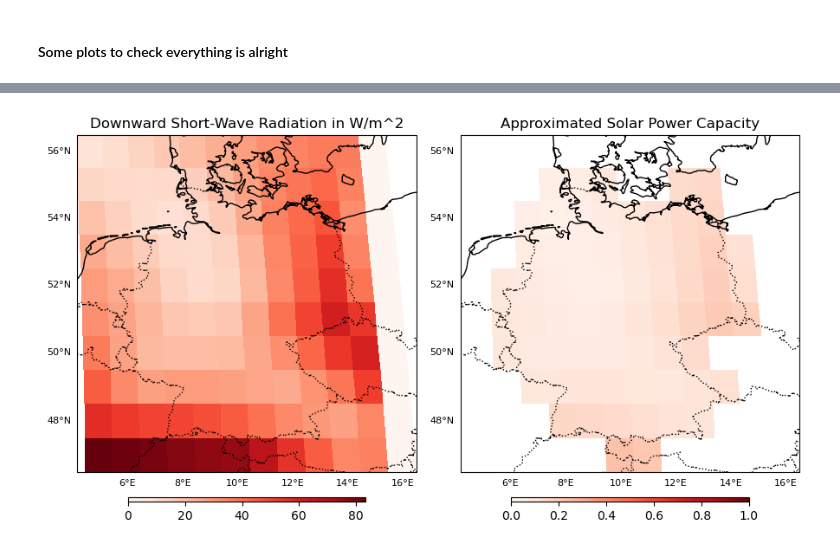
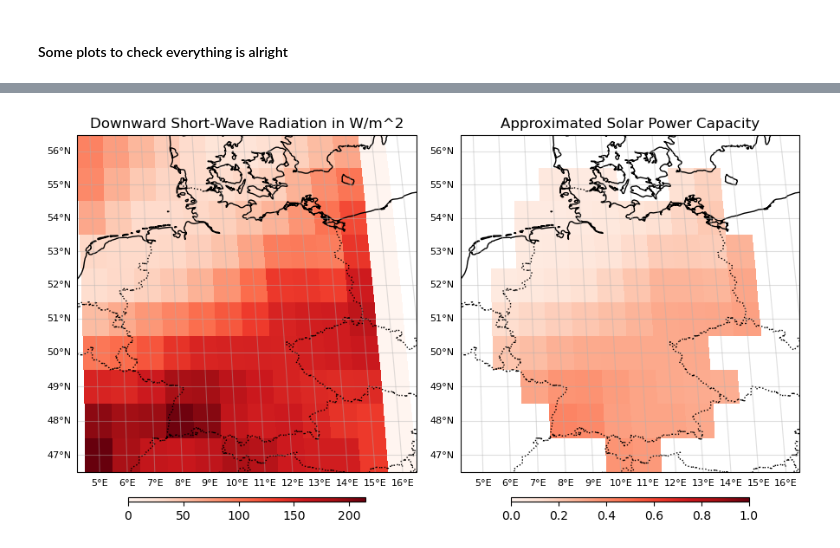
Before and after one commit to O-Nennecke/RL_2026_paper, a Jupyter notebook: SEM application_CMIP6.ipynb, the cells around one changed output, grey strips where cells are left out. Cells and saved outputs as stored; diff of their text form; code cells hidden in the pictures.

```diff
--- a/SEM application_CMIP6.ipynb
+++ b/SEM application_CMIP6.ipynb
@@ -223,7 +256,7 @@ for ESM in ESMs:
 # %% [output]
 '\n# List to hold individual datasets (one for each variable)\nds_list = []\n\nfor ESM in ESMs:\n    print(\'ESM: \', ESM)\n    path = f\'/climca/data/CMIP6/ScenarioMIP/*/{ESM}/{scenario}/\'\n    matc ...
 # %%
-# Takes about 3:30h
+# Takes about 390 min  ~6,5h
 for ESM in ESMs:
     print('ESM: ', ESM)
     path = f'/climca/data/CMIP6/{MIP}/{Institution}/{ESM}/{scenario}/'
@@ -304,6 +337,12 @@ for ESM in ESMs:
         if ds_list[3]['tasmax'].units == 'K':
             clim_ds['tasmax'] = clim_ds['tasmax'] - 273.15
 
+        # Apply bias correction
+        clim_ds['sfcWind'] = clim_ds['sfcWind'] - biases.loc[biases['ESM'] == ESM, 'bias_sfcWind'].values[0]
+        clim_ds['rsds'] = clim_ds['rsds'] - biases.loc[biases['ESM'] == ESM, 'bias_rsds'].values[0]
+        clim_ds['tas'] = clim_ds['tas'] - biases.loc[biases['ESM'] == ESM, 'bias_tas'].values[0]
+        clim_ds['tasmax'] = clim_ds['tasmax'] - biases.loc[biases['ESM'] == ESM, 'bias_tasmax'].values[0]
+
         # Regrid the combined dataset
         combined_ds = grid_func.regrid(clim_ds)
 
@@ -346,10 +385,19 @@ for ESM in ESMs:
 
         timeseries_ds = demand_ds.copy()
 
-        timeseries_ds['sfcWind'] = combined_ds['sfcWind'].mean(dim=['lat', 'lon'])
-        timeseries_ds['rsds'] = combined_ds['rsds'].mean(dim=['lat', 'lon'])
-        timeseries_ds['tas'] = combined_ds['tas'].mean(dim=['lat', 'lon'])
-        timeseries_ds['tasmax'] = combined_ds['tasmax'].mean(dim=['lat', 'lon'])
+        # timeseries_ds['sfcWind_ntmsk'] = combined_ds['sfcWind'].mean(dim=['lat', 'lon'])
+        # timeseries_ds['rsds_ntmsk'] = combined_ds['rsds'].mean(dim=['lat', 'lon'])
+        # timeseries_ds['tas_ntmsk'] = combined_ds['tas'].mean(dim=['lat', 'lon'])
+        # timeseries_ds['tasmax_ntmsk'] = combined_ds['tasmax'].mean(dim=['lat', 'lon'])
+        timeseries_ds['sfcWind'] = combined_ds['sfcWind'].where(overall_mask == 1).mean(dim=['lat', 'lon'], skipna=True)
+        timeseries_ds['rsds']    = combined_ds['rsds'].where(overall_mask == 1).mean(dim=['lat', 'lon'], skipna=True)
+        timeseries_ds['tas']     = combined_ds['tas'].where(overall_mask == 1).mean(dim=['lat', 'lon'], skipna=True)
+        timeseries_ds['tasmax']  = combined_ds['tasmax'].where(overall_mask == 1).mean(dim=['lat', 'lon'], skipna=True)
+
+        # timeseries_ds['sfcWind'] = (combined_ds['sfcWind'] * overall_mask).mean(dim=['lat', 'lon'])
+        # timeseries_ds['rsds']    = (combined_ds['rsds'] * overall_mask).mean(dim=['lat', 'lon'])
+        # timeseries_ds['tas']     = (combined_ds['tas'] * overall_mask).mean(dim=['lat', 'lon'])
+        # timeseries_ds['tasmax']  = (combined_ds['tasmax'] * overall_mask).mean(dim=['lat', 'lon'])
 
         timeseries_ds['wind_off_prod'] = combined_ds['wind_off_prod'].sum(dim=['lat', 'lon']) / 1000000
         timeseries_ds['wind_on_prod'] = combined_ds['wind_on_prod'].sum(dim=['lat', 'lon']) / 1000000
@@ -363,11 +411,12 @@ for ESM in ESMs:
         # print('Load')
         ts_output.load()
         # print('Saving')
-        ts_output.to_netcdf(f'/climca/people/onennecke/model_output/{ESM}_{run}_timeseries.nc')
+        # ts_output.to_netcdf(f'/climca/people/onennecke/model_output/bias_corrected/full_year/{ESM}_{run}_timeseries.nc')
+        ts_output.to_netcdf(f'/climca/people/onennecke/model_output/bias_corrected_masked/full_year/{ESM}_{run}_timeseries.nc')
 
         print('Run time: ', int(np.floor((time.time()  - run_time) / 60)),'m', round((time.time()  - run_time) % 60,1),'s')
         # print('Finished saving')
-        # break
+    #     break
     # break
 # %% [output]
 ESM:  ACCESS-CM2
@@ -409,17 +680,16 @@ Missing folders in /climca/data/CMIP6/ScenarioMIP/MOHC/UKESM1-0-LL/ssp370/r14i1p
 # %% [markdown]
 #### Some plots to check everything is alright
 # %%
-# Common gridline function
-def setup_gridlines(ax):
-    gl = ax.gridlines(draw_labels=True, crs=ccrs.PlateCarree(), alpha=0)
+def setup_gridlines(ax, deg = 1, alpha = 0.4):
+    gl = ax.gridlines(draw_labels=True, crs=ccrs.PlateCarree(), alpha=alpha)
     gl.top_labels = False
     gl.right_labels = False
     gl.xlabel_style = {'size': 8}
     gl.ylabel_style = {'size': 8}
     gl.xformatter = LONGITUDE_FORMATTER
     gl.yformatter = LATITUDE_FORMATTER
-    gl.xlocator = MultipleLocator(2)
-    gl.ylocator = MultipleLocator(2)
+    gl.xlocator = MultipleLocator(deg)
+    gl.ylocator = MultipleLocator(deg)
 # %%
 # Just a plot of one timestep of the wind and the approximated on- and offshore wind power capacity
 
@@ -477,35 +747,35 @@ lat_edges = combined_ds['lat'].values # - (combined_ds['lat'].lat.diff(dim='lat'
 
 vmin = 0
 vmax = 1
 
 # Plot the data
-timestep = 14# 29937# 1# 10000 # 24507
+timestep = 90# 29937# 1# 10000 # 24507
 
 fig, (ax1, ax2) = plt.subplots(nrows=1, ncols=2, figsize=(9, 6), subplot_kw={'projection': ccrs.Robinson()})
 
 # First subplot
 ax1.coastlines()
 ax1.add_feature(cfeature.BORDERS, linestyle=':', edgecolor='black')
 xxx1 = combined_ds['rsds'].isel(time=timestep)
 im1 = ax1.pcolormesh(lon_edges, lat_edges, xxx1, transform=ccrs.PlateCarree(), cmap='Reds', vmin=vmin)
 setup_gridlines(ax1)
 cbar1 = fig.colorbar(im1, ax=ax1, orientation='horizontal', pad=0.05, shrink=0.7, aspect=50)
 ax1.set_title('Downward Short-Wave Radiation in W/m^2')
 
 # Second subplot
 ax2.coastlines()
 ax2.add_feature(cfeature.BORDERS, linestyle=':', edgecolor='black')
 xxx2 = sepot_plot.isel(time=timestep)
 im2 = ax2.pcolormesh(lon_edges, lat_edges, xxx2, transform=ccrs.PlateCarree(), cmap='Reds', vmin=vmin, vmax=vmax)
 setup_gridlines(ax2)
 cbar2 = fig.colorbar(im2, ax=ax2, orientation='horizontal', pad=0.05, shrink=0.7, aspect=50)
 ax2.set_title('Approximated Solar Power Capacity')
 
 plt.tight_layout()
 plt.show()
 # '''
 # %% [output]
-[figure, old version]
+[figure, new version]
 # %%
 demand_ds['demand'][0:80].plot()
 # %% [output]
```
Also changed, not shown: parts of 13 cells of this notebook, 12 other files.
